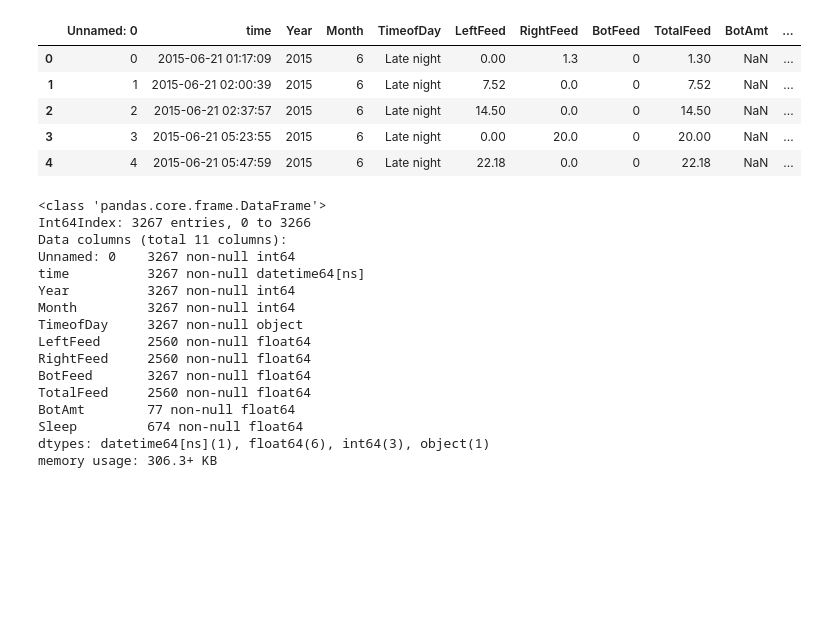
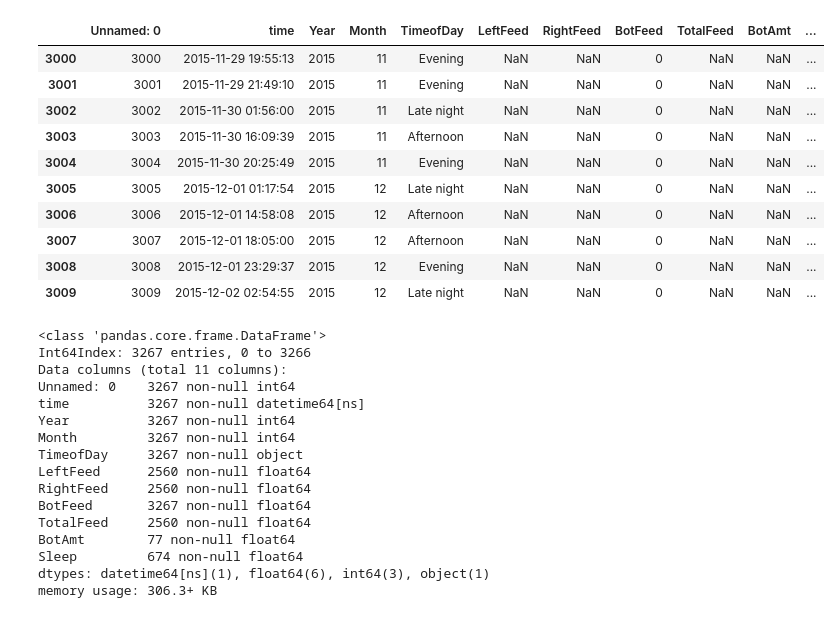
Before and after one commit to randirl17/FeedingTimes, a Jupyter notebook: Day24hr.ipynb, the cells around one changed output. Cells and saved outputs as stored; diff of their text form; code cells hidden in the pictures; blank space fills up the shorter version.

```diff
--- a/Day24hr.ipynb
+++ b/Day24hr.ipynb
@@ -5,15 +6,20 @@ import matplotlib as plt
 %matplotlib inline
 # %%
 df = pd.read_csv('NursingData_clean.csv')
-# %%
-df.head()
-# %% [output]
-|  | Unnamed: 0 | time | Year | Month | TimeofDay | LeftFeed | RightFeed | BotFeed | TotalFeed | BotAmt | ... |
-| 0 | 0 | 2015-06-21 01:17:09 | 2015 | 6 | Late night | 0.00 | 1.3 | 0 | 1.30 | NaN | ... |
-| 1 | 1 | 2015-06-21 02:00:39 | 2015 | 6 | Late night | 7.52 | 0.0 | 0 | 7.52 | NaN | ... |
-| 2 | 2 | 2015-06-21 02:37:57 | 2015 | 6 | Late night | 14.50 | 0.0 | 0 | 14.50 | NaN | ... |
-| 3 | 3 | 2015-06-21 05:23:55 | 2015 | 6 | Late night | 0.00 | 20.0 | 0 | 20.00 | NaN | ... |
-| 4 | 4 | 2015-06-21 05:47:59 | 2015 | 6 | Late night | 22.18 | 0.0 | 0 | 22.18 | NaN | ... |
+# %%
+df[3000:3010]
+# %% [output]
+|  | Unnamed: 0 | time | Year | Month | TimeofDay | LeftFeed | RightFeed | BotFeed | TotalFeed | BotAmt | ... |
+| 3000 | 3000 | 2015-11-29 19:55:13 | 2015 | 11 | Evening | NaN | NaN | 0 | NaN | NaN | ... |
+| 3001 | 3001 | 2015-11-29 21:49:10 | 2015 | 11 | Evening | NaN | NaN | 0 | NaN | NaN | ... |
+| 3002 | 3002 | 2015-11-30 01:56:00 | 2015 | 11 | Late night | NaN | NaN | 0 | NaN | NaN | ... |
+| 3003 | 3003 | 2015-11-30 16:09:39 | 2015 | 11 | Afternoon | NaN | NaN | 0 | NaN | NaN | ... |
+| 3004 | 3004 | 2015-11-30 20:25:49 | 2015 | 11 | Evening | NaN | NaN | 0 | NaN | NaN | ... |
+| 3005 | 3005 | 2015-12-01 01:17:54 | 2015 | 12 | Late night | NaN | NaN | 0 | NaN | NaN | ... |
+| 3006 | 3006 | 2015-12-01 14:58:08 | 2015 | 12 | Afternoon | NaN | NaN | 0 | NaN | NaN | ... |
+| 3007 | 3007 | 2015-12-01 18:05:00 | 2015 | 12 | Afternoon | NaN | NaN | 0 | NaN | NaN | ... |
+| 3008 | 3008 | 2015-12-01 23:29:37 | 2015 | 12 | Evening | NaN | NaN | 0 | NaN | NaN | ... |
+| 3009 | 3009 | 2015-12-02 02:54:55 | 2015 | 12 | Late night | NaN | NaN | 0 | NaN | NaN | ... |
 # %%
 df['time'] = pd.to_datetime(df['time'])
 # %%
```
Also changed, not shown: parts of 10 cells of this notebook.
